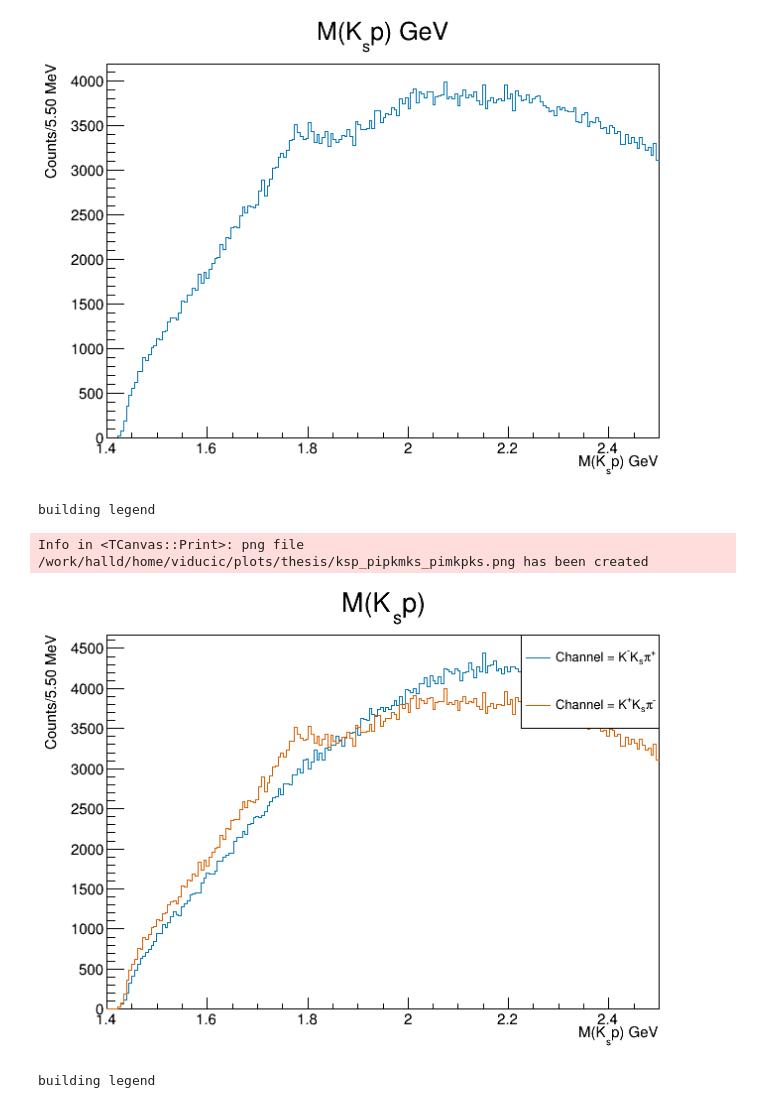
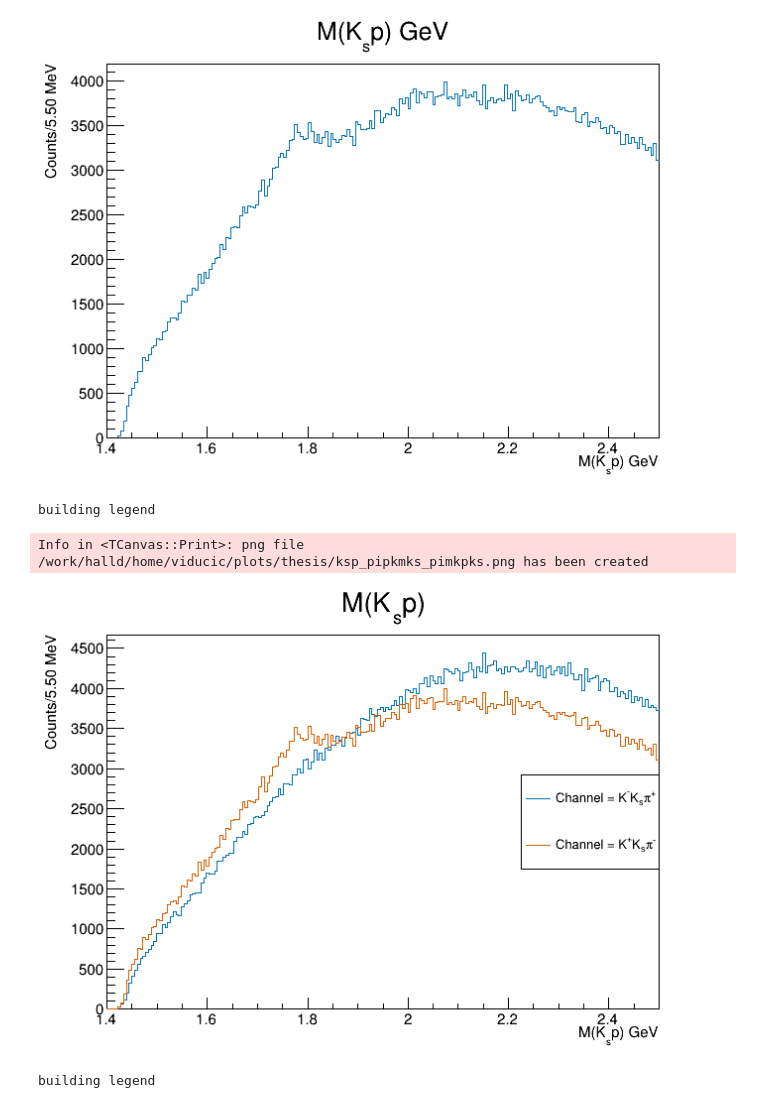
Before and after one commit to tylerviducic/gluex, a Jupyter notebook: scripts/plotting/thesis_plotter.ipynb, the cells around one changed output. Cells and saved outputs as stored; diff of their text form; code cells hidden in the pictures.

```diff
--- a/scripts/plotting/thesis_plotter.ipynb
+++ b/scripts/plotting/thesis_plotter.ipynb
@@ -204,18 +208,18 @@ plotter.save_plot(c, 'ksp_pimkpks')
 Info in <TCanvas::Print>: png file /work/halld/home/viducic/plots/thesis/ksp_pimkpks.png has been created
 [figure]
 # %%
-legend = plotter.build_legend([hist_ksp_pipkmks, hist_ksp_pimkpks], labels=['Channel = K^{-}K_{s}#pi^{+}', 'Channel = K^{+}K_{s}#pi^{-}'])
+legend = plotter.build_legend([hist_ksp_pipkmks, hist_ksp_pimkpks], y1=0.4, y2 = 0.6, labels=['Channel = K^{-}K_{s}#pi^{+}', 'Channel = K^{+}K_{s}#pi^{-}'])
 hist_ksp_pimkpks.SetLineColor(ROOT.TColor.GetColor(ct.COLORBLIND_HEX_DICT['red']))
 hist_ksp_pipkmks.SetTitle('M(K_{s}p)')
 hist_ksp_pipkmks.Draw()
 hist_ksp_pimkpks.Draw('same')
 legend.Draw()
 c.Draw()
 plotter.save_plot(c, 'ksp_pipkmks_pimkpks')
 # %% [output]
 building legend
 Info in <TCanvas::Print>: png file /work/halld/home/viducic/plots/thesis/ksp_pipkmks_pimkpks.png has been created
-[figure, old version]
+[figure, new version]
 # %%
 legend = plotter.build_legend([hist_kmp, hist_ksp_pimkpks], x1=0.55, labels=['M(K^{-}p)', 'M(K_{s}p) for K^{+}K_{s}#pi^{-}'])
 hist_kmp.SetTitle('#Lambda Baryon Cuts')
```
Also changed, not shown: parts of 16 cells of this notebook.
